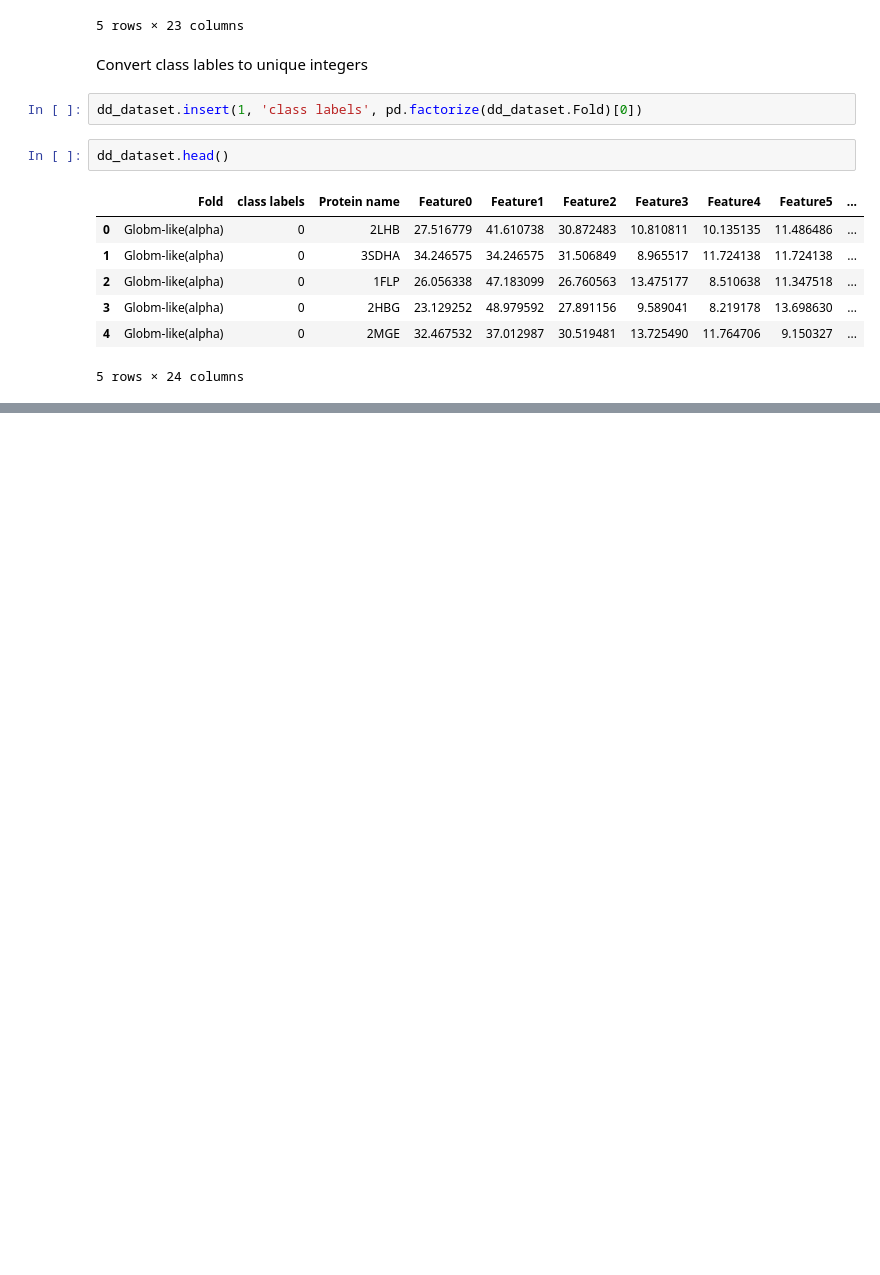
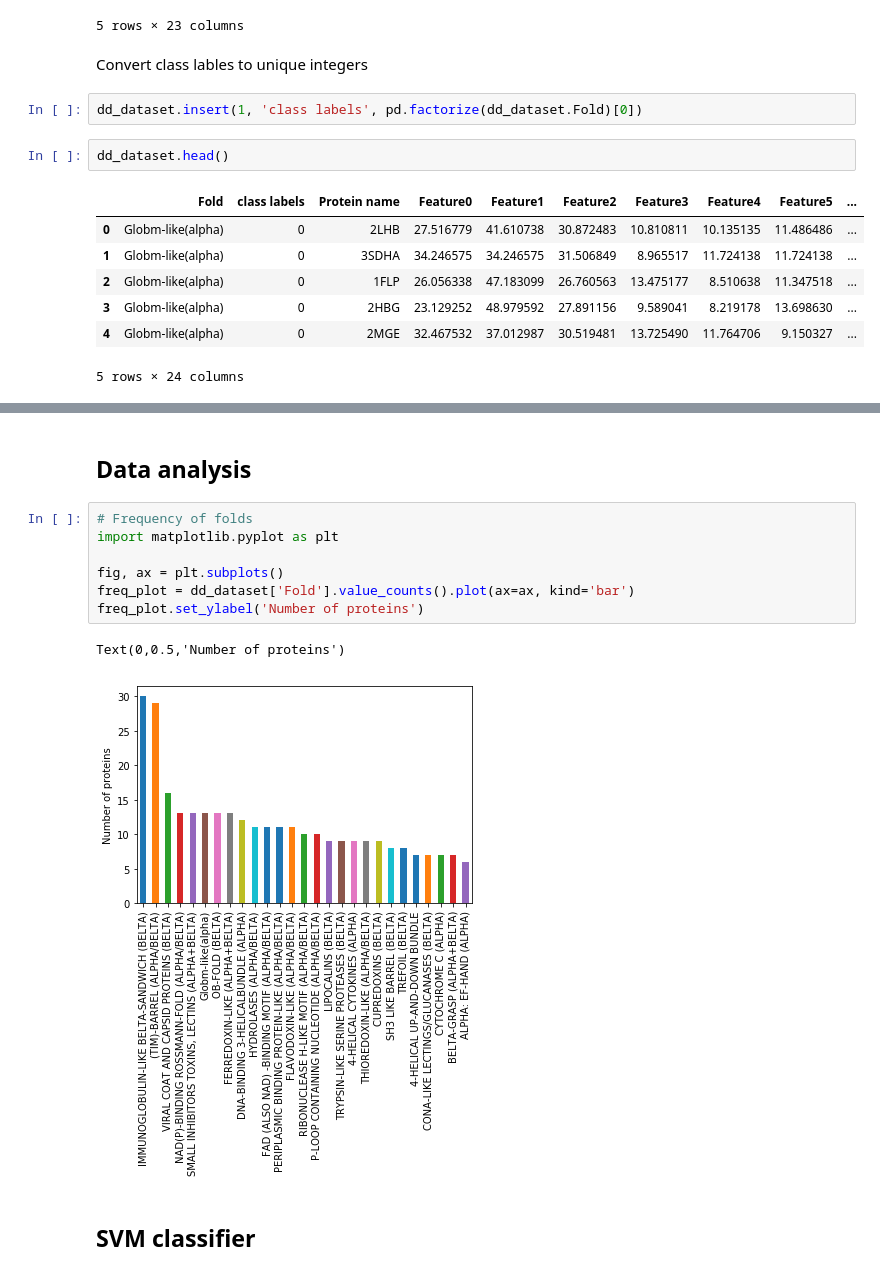
Before and after one commit to MsAlEhR/bio-protein-fold-recognition, a Jupyter notebook: src/SVM_dd.ipynb, the cells around one changed output, grey strips where cells are left out. Drawn from its saved outputs; the diff is of its cells as text; blank space fills up the shorter version.

Commit message:
Jupyter notebook is completed with Data Analysis and SVM classifier.

```diff
--- a/src/SVM_dd.ipynb
+++ b/src/SVM_dd.ipynb
@@ -32,0 +43,14 @@ dd_dataset.head()
+# %% [markdown]
+## Data analysis
+# %%
+# Frequency of folds
+import matplotlib.pyplot as plt
+
+fig, ax = plt.subplots()
+freq_plot = dd_dataset['Fold'].value_counts().plot(ax=ax, kind='bar')
+freq_plot.set_ylabel('Number of proteins')
+# %% [output]
+Text(0,0.5,'Number of proteins')
+[figure, added]
+# %% [markdown]
+## SVM classifier
```
Also changed, not shown: parts of 9 cells of this notebook.
